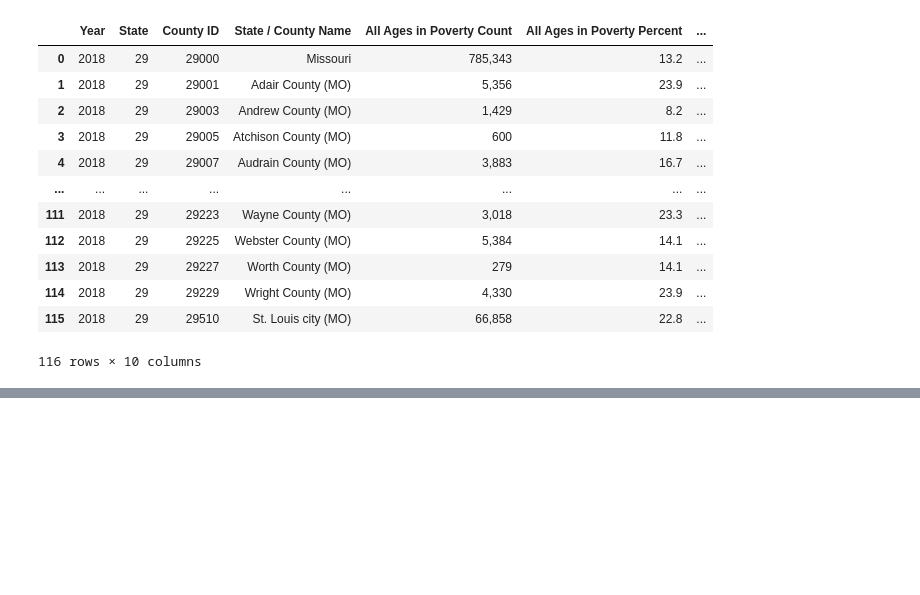
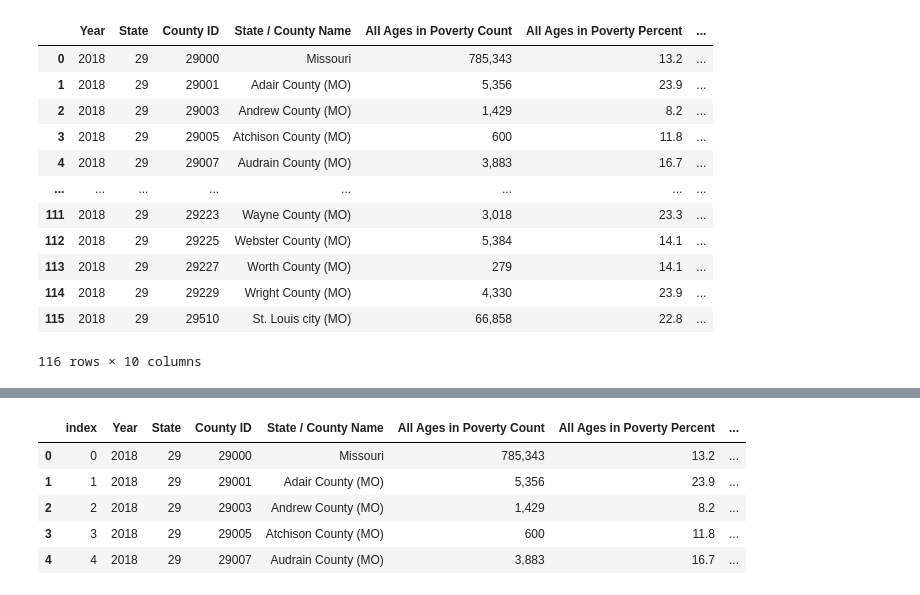
Before and after one commit to kennknisley/project_two, a Jupyter notebook: script.ipynb, the cells around one changed output, grey strips where cells are left out. Drawn from its saved outputs; the diff is of its cells as text; code cells hidden in the pictures; blank space fills up the shorter version.

```diff
--- a/script.ipynb
+++ b/script.ipynb
@@ -111,3 +113,4 @@ mo
 # %%
 mo_data='mo_data.csv'
 mo.to_csv(mo_data)
+mo=pd.read_csv(mo_data)
@@ -145,0 +117,3 @@ list(mng_db.Missouri.find())
+# %%
+mo=mo.drop(mo.columns[[0]], axis = 1)
+mo
@@ -145,0 +134,13 @@ list(mng_db.Missouri.find())
+# %%
+
+rds_connection_string = "postgres:postgres@localhost:5433/ProjectTwoDB"
+engine = create_engine(f'postgresql://{rds_connection_string}')
+mo.to_sql(name = "poverty_data", con = engine, if_exists='append', index = True)
+pd.read_sql_query('select * from poverty_data', con = engine).head()
+# %% [output]
+|  | index | Year | State | County ID | State / County Name | All Ages in Poverty Count | All Ages in Poverty Percent | ... |
+| 0 | 0 | 2018 | 29 | 29000 | Missouri | 785,343 | 13.2 | ... |
+| 1 | 1 | 2018 | 29 | 29001 | Adair County (MO) | 5,356 | 23.9 | ... |
+| 2 | 2 | 2018 | 29 | 29003 | Andrew County (MO) | 1,429 | 8.2 | ... |
+| 3 | 3 | 2018 | 29 | 29005 | Atchison County (MO) | 600 | 11.8 | ... |
+| 4 | 4 | 2018 | 29 | 29007 | Audrain County (MO) | 3,883 | 16.7 | ... |
```
Also changed, not shown: parts of 7 cells of this notebook, 1 other file.
